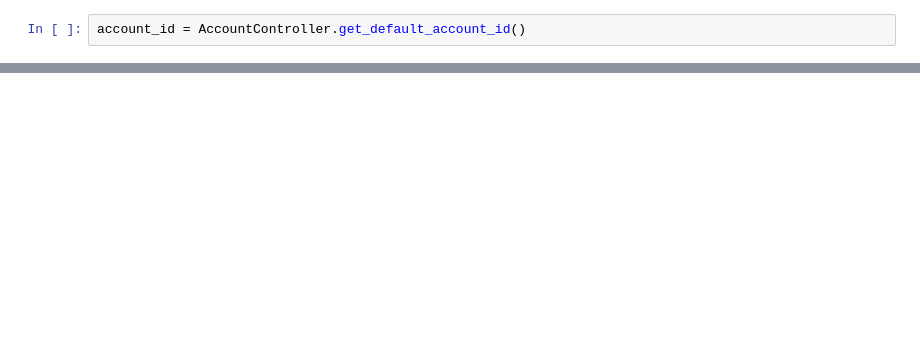
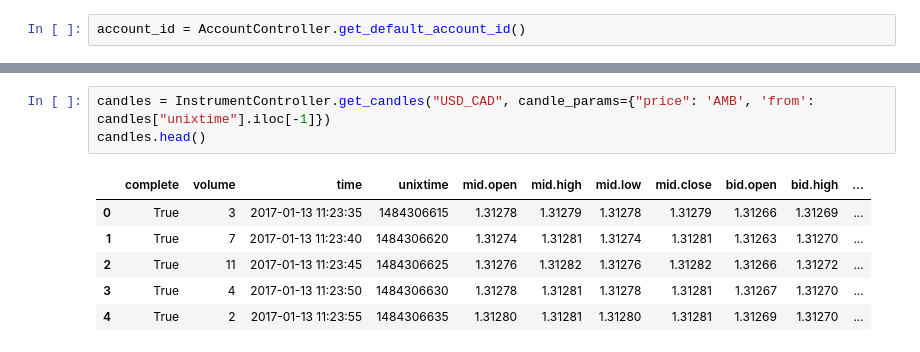
Before and after one commit to gau-nernst/poandy, a Jupyter notebook: Instrument Demo.ipynb, the cells around one changed output, grey strips where cells are left out. Saved outputs shown, nothing was run; the diff lists cells and outputs as text; blank space fills up the shorter version.

```diff
--- a/Instrument Demo.ipynb
+++ b/Instrument Demo.ipynb
@@ -45,0 +50,10 @@ candles
+# %%
+candles = InstrumentController.get_candles("USD_CAD", candle_params={"price": 'AMB', 'from': candles["unixtime"].iloc[-1]})
+candles.head()
+# %% [output]
+|  | complete | volume | time | unixtime | mid.open | mid.high | mid.low | mid.close | bid.open | bid.high | ... |
+| 0 | True | 3 | 2017-01-13 11:23:35 | 1484306615 | 1.31278 | 1.31279 | 1.31278 | 1.31279 | 1.31266 | 1.31269 | ... |
+| 1 | True | 7 | 2017-01-13 11:23:40 | 1484306620 | 1.31274 | 1.31281 | 1.31274 | 1.31281 | 1.31263 | 1.31270 | ... |
+| 2 | True | 11 | 2017-01-13 11:23:45 | 1484306625 | 1.31276 | 1.31282 | 1.31276 | 1.31282 | 1.31266 | 1.31272 | ... |
+| 3 | True | 4 | 2017-01-13 11:23:50 | 1484306630 | 1.31278 | 1.31281 | 1.31278 | 1.31281 | 1.31267 | 1.31270 | ... |
+| 4 | True | 2 | 2017-01-13 11:23:55 | 1484306635 | 1.31280 | 1.31281 | 1.31280 | 1.31281 | 1.31269 | 1.31270 | ... |
```
Also changed, not shown: parts of 13 cells of this notebook, 5 other files.
